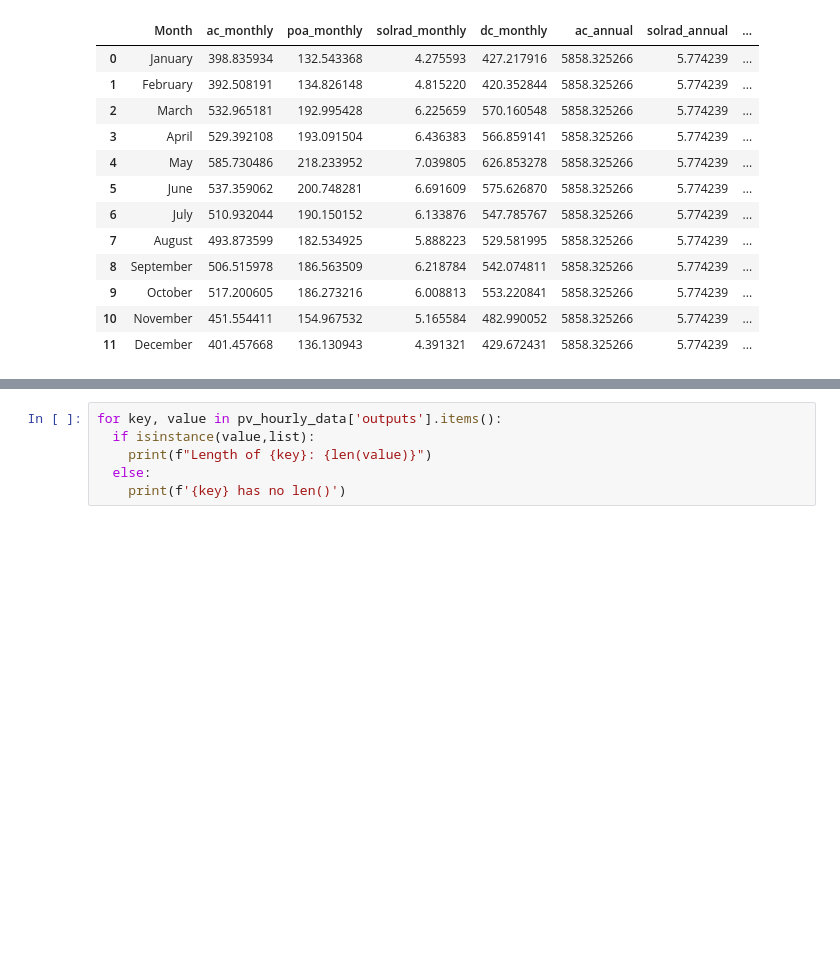
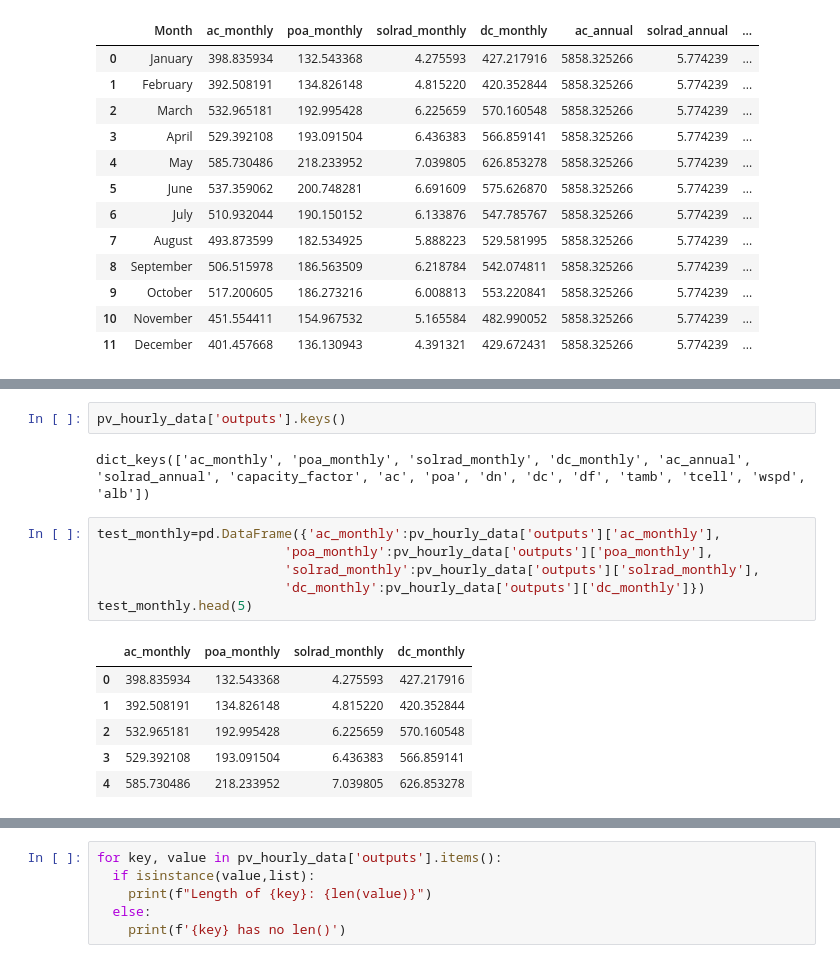
Before and after one commit to touseefyounas/PV_Analysis, a Jupyter notebook: PVWatts_API.ipynb, the cells around one changed output, grey strips where cells are left out. Saved outputs shown, nothing was run; the diff lists cells and outputs as text; blank space fills up the shorter version.

```diff
--- a/PVWatts_API.ipynb
+++ b/PVWatts_API.ipynb
@@ -225,3 +227,20 @@ fig.update_xaxes(showgrid=False)
 fig.show()
 # %% [output]
 [interactive output not drawn]
+# %%
+pv_hourly_data['outputs'].keys()
+# %% [output]
+dict_keys(['ac_monthly', 'poa_monthly', 'solrad_monthly', 'dc_monthly', 'ac_annual', 'solrad_annual', 'capacity_factor', 'ac', 'poa', 'dn', 'dc', 'df', 'tamb', 'tcell', 'wspd', 'alb'])
+# %%
+test_monthly=pd.DataFrame({'ac_monthly':pv_hourly_data['outputs']['ac_monthly'],
+                        'poa_monthly':pv_hourly_data['outputs']['poa_monthly'],
+                        'solrad_monthly':pv_hourly_data['outputs']['solrad_monthly'],
+                        'dc_monthly':pv_hourly_data['outputs']['dc_monthly']})
+test_monthly.head(5)
+# %% [output]
+|  | ac_monthly | poa_monthly | solrad_monthly | dc_monthly |
+| 0 | 398.835934 | 132.543368 | 4.275593 | 427.217916 |
+| 1 | 392.508191 | 134.826148 | 4.815220 | 420.352844 |
+| 2 | 532.965181 | 192.995428 | 6.225659 | 570.160548 |
+| 3 | 529.392108 | 193.091504 | 6.436383 | 566.859141 |
+| 4 | 585.730486 | 218.233952 | 7.039805 | 626.853278 |
```
Also changed, not shown: parts of 12 cells of this notebook.
